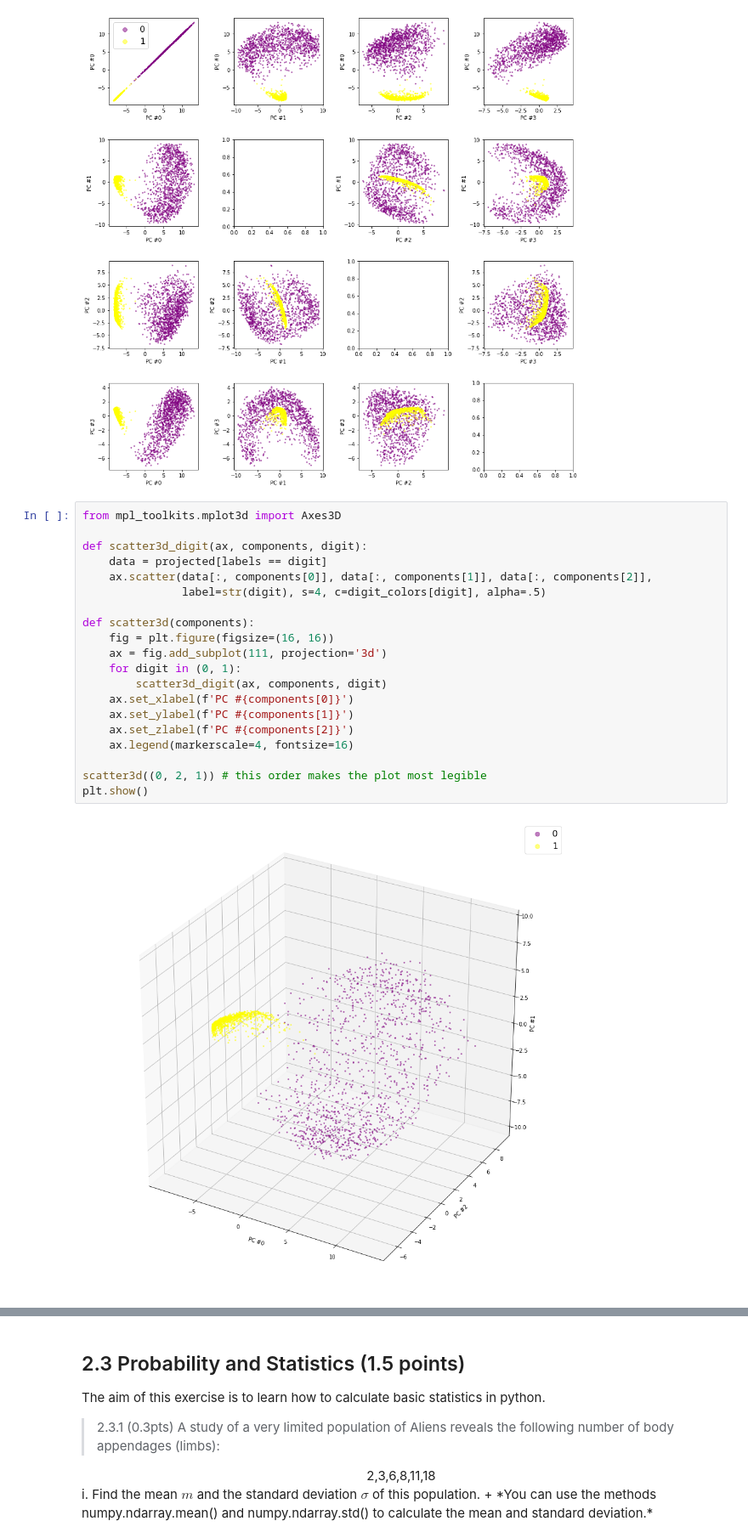
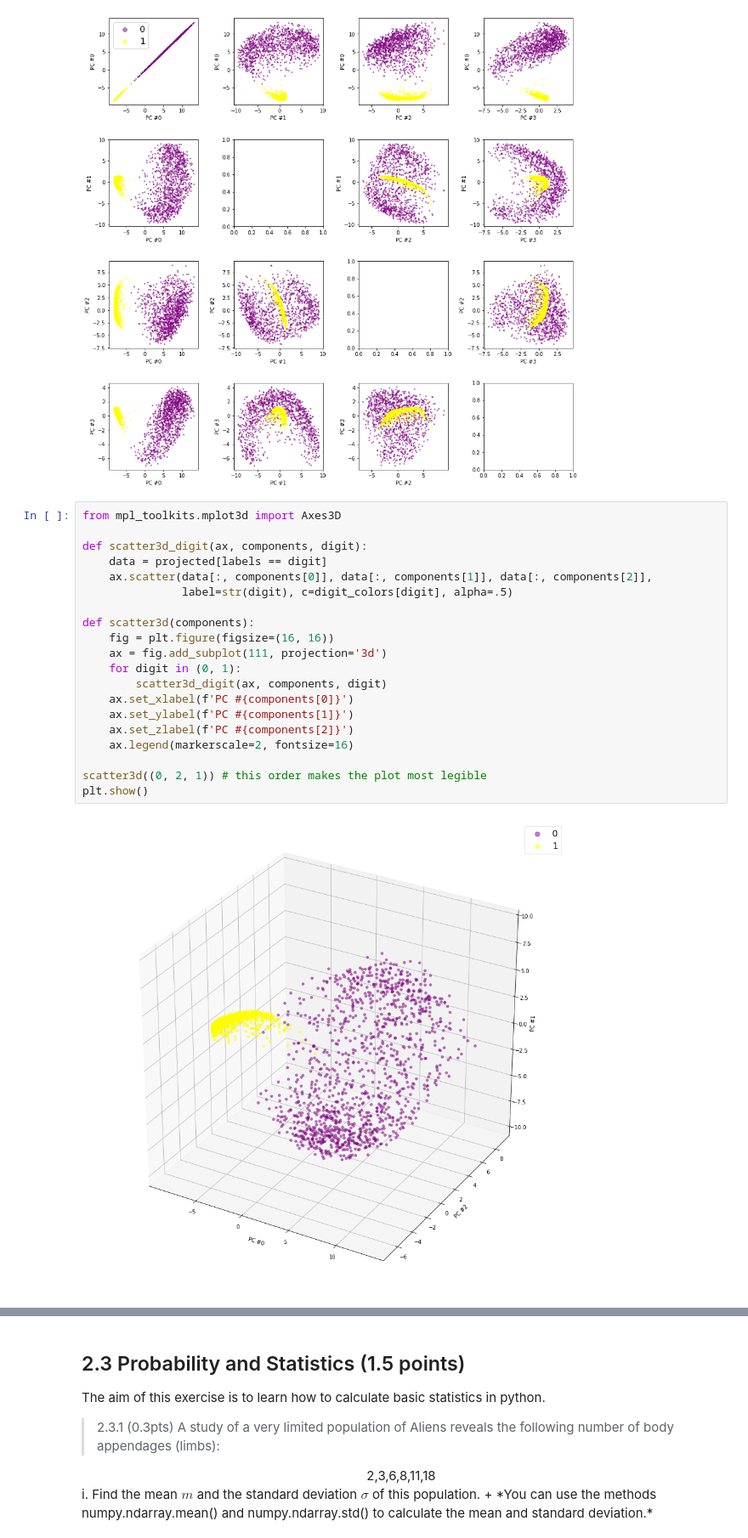
Before and after one commit to gabrielraya/Data-Mining, a Jupyter notebook: Assignment_2/Assignment_2.ipynb, the cells around one changed output, grey strips where cells are left out. Shown at 85% size. Drawn from its saved outputs; the diff is of its cells as text.

```diff
--- a/Assignment_2/Assignment_2.ipynb
+++ b/Assignment_2/Assignment_2.ipynb
@@ -287,22 +287,22 @@ plt.show()
 # %%
 from mpl_toolkits.mplot3d import Axes3D
 
 def scatter3d_digit(ax, components, digit):
     data = projected[labels == digit]
     ax.scatter(data[:, components[0]], data[:, components[1]], data[:, components[2]],
-               label=str(digit), s=4, c=digit_colors[digit], alpha=.5)
+               label=str(digit), c=digit_colors[digit], alpha=.5)
 
 def scatter3d(components):
     fig = plt.figure(figsize=(16, 16))
     ax = fig.add_subplot(111, projection='3d')
     for digit in (0, 1):
         scatter3d_digit(ax, components, digit)
     ax.set_xlabel(f'PC #{components[0]}')
     ax.set_ylabel(f'PC #{components[1]}')
     ax.set_zlabel(f'PC #{components[2]}')
-    ax.legend(markerscale=4, fontsize=16)
+    ax.legend(markerscale=2, fontsize=16)
 
 scatter3d((0, 2, 1)) # this order makes the plot most legible
 plt.show()
 # %% [output]
-[figure, old version]
+[figure, new version]
```
Also changed, not shown: parts of 5 cells of this notebook.
